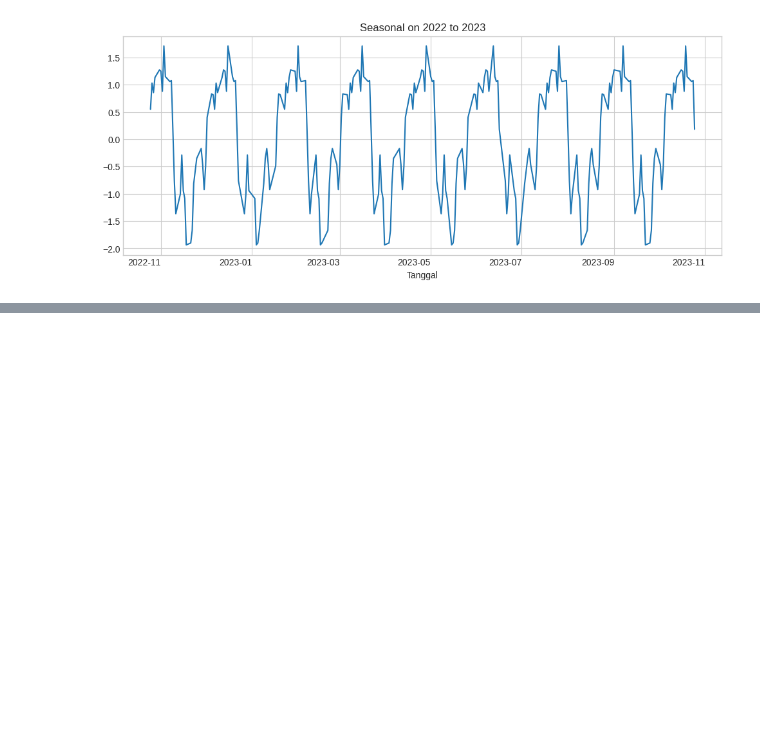
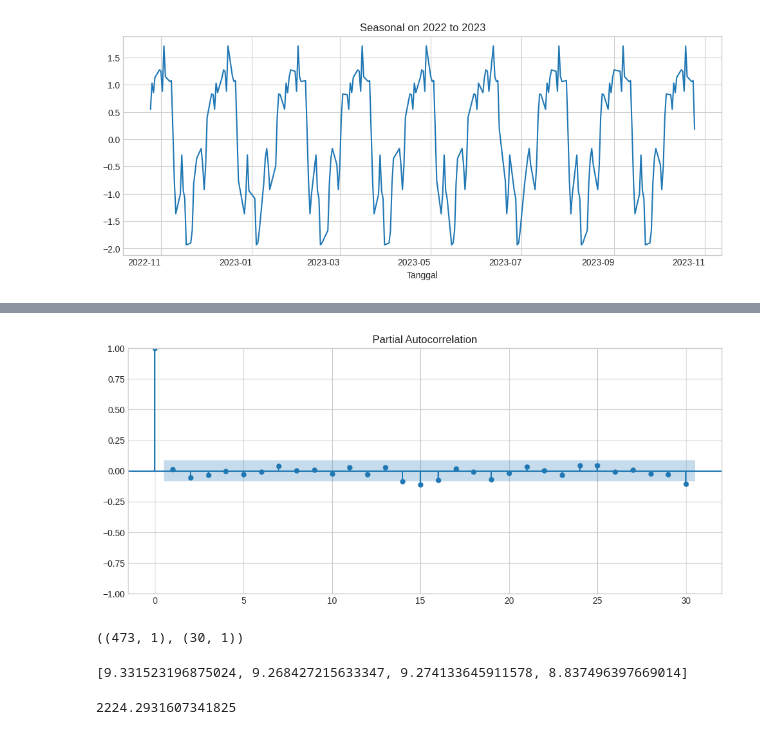
Before and after one commit to Chalira/Julia, a Jupyter notebook: Lab 01.ipynb, the cells around one changed output, grey strips where cells are left out. Saved outputs shown, nothing was run; the diff lists cells and outputs as text; code cells hidden in the pictures; blank space fills up the shorter version.

```diff
--- a/Lab 01.ipynb
+++ b/Lab 01.ipynb
@@ -103,0 +156,42 @@ seaplot = seasonal_plot.plot(title="Seasonal on 2022 to 2023", rot=0);
+# %%
+plot_pacf(google.diff().dropna(), lags=30);
+# %% [output]
+[figure, added]
+# %%
+train_split = google[:473]
+
+test_split = google[473:]
+
+train_split.shape, test_split.shape
+# %% [output]
+((473, 1), (30, 1))
+# %%
+import numpy as np
+
+from statsmodels.tsa.arima.model import ARIMA
+
+from sklearn.metrics import mean_squared_error
+
+orders = [(0, 1, 0), (0, 1, 1), (1, 1, 0), (1, 1, 1)]
+
+errors = []
+
+for order in orders:
+
+  model = ARIMA(train_split, order=order).fit()
+
+  logits = model.forecast(len(test_split))
+
+  errors.append(np.sqrt(mean_squared_error(test_split, logits)))
+
+errors
+# %% [output]
+[9.331523196875024, 9.268427215633347, 9.274133645911578, 8.837496397669014]
+# %%
+model = ARIMA(train_split, order=orders[np.argmin(errors)]).fit()
+
+logits = model.forecast(len(test_split))
+
+model.aic
+# %% [output]
+2224.2931607341825
```
Also changed, not shown: parts of 16 cells of this notebook.
